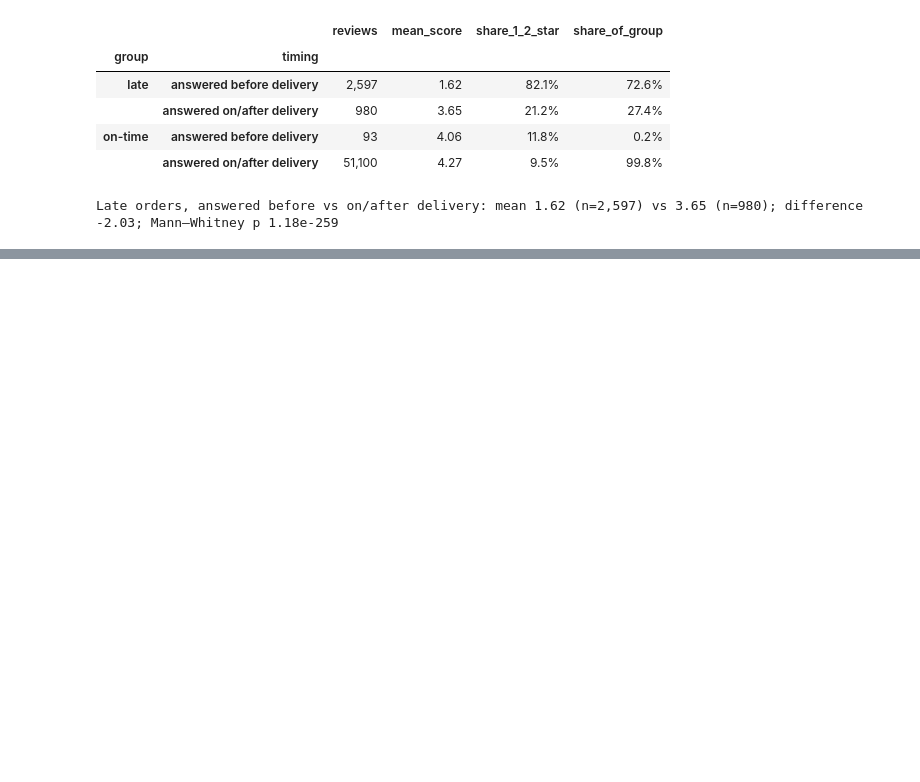
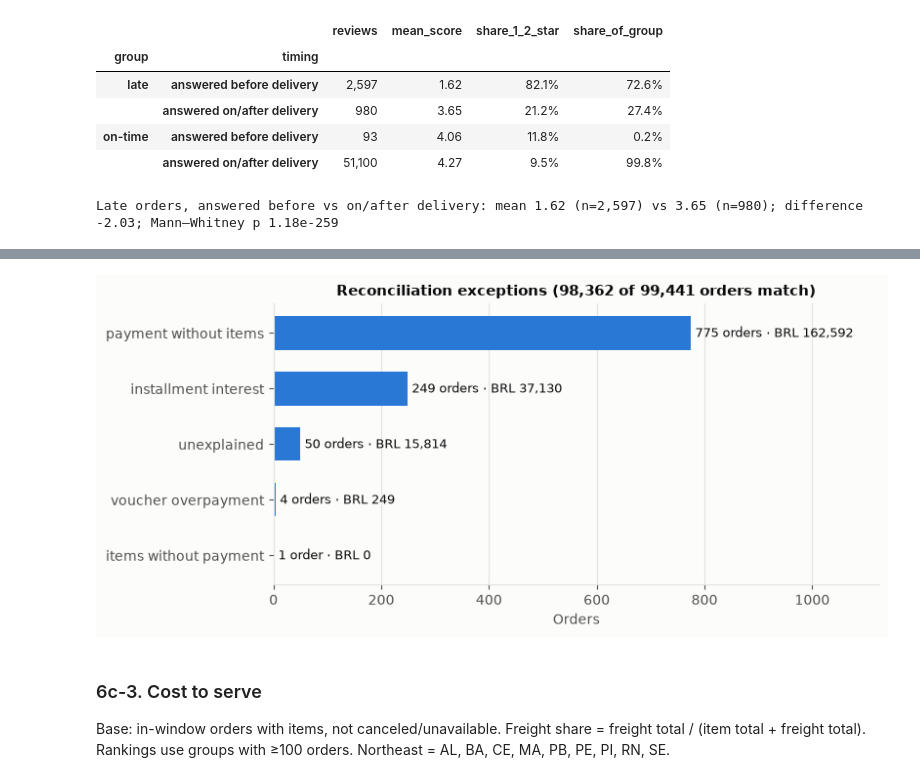
Before and after one commit to DevarshiDave1120-cmd/olist-marketplace-operations-analytics, a Jupyter notebook: notebooks/olist_analysis.ipynb, the cells around one changed output, grey strips where cells are left out. Cells and saved outputs as stored; diff of their text form; code cells hidden in the pictures; blank space fills up the shorter version.

```diff
--- a/notebooks/olist_analysis.ipynb
+++ b/notebooks/olist_analysis.ipynb
@@ -531,0 +605,24 @@ Late orders, answered before vs on/after delivery: mean 1.62 (n=2,597) vs 3.65 (
+# %%
+rec = q("""
+    SELECT order_id, reason_category, payment_total::FLOAT AS payment_total,
+           items_plus_freight::FLOAT AS items_plus_freight, difference::FLOAT AS difference
+    FROM OLIST.ANALYSIS.MART_PAYMENT_RECONCILIATION""")
+assert len(rec) == 99_441 and rec.order_id.is_unique
+ORDER = ["matches", "installment_interest", "voucher_overpayment", "unexplained",
+         "payment_without_items", "items_without_payment", "no_items_no_payments"]
+total_pay = rec.payment_total.sum()
+recon = (rec.groupby("reason_category")
+           .agg(orders=("order_id", "size"), payment_value_brl=("payment_total", "sum"),
+                items_plus_freight_brl=("items_plus_freight", "sum"), net_difference_brl=("difference", "sum"))
+           .reindex(ORDER).fillna(0))
+recon["share_of_orders"] = recon.orders / len(rec)
+recon["share_of_payment_value"] = recon.payment_value_brl / total_pay
+assert recon.orders.sum() == len(rec)
+print(f"orders: {len(rec):,}   total payment value: BRL {total_pay:,.2f}")
+display(recon.style.format({"orders": "{:,.0f}", "payment_value_brl": "{:,.2f}",
+        "items_plus_freight_brl": "{:,.2f}", "net_difference_brl": "{:+,.2f}",
+        "share_of_orders": "{:.2%}", "share_of_payment_value": "{:.2%}"}))
+
+un = rec[rec.reason_category == "unexplained"]
+print(f"unexplained: {(un.difference > 0).sum()} pay more (BRL {un.difference[un.difference > 0].sum():,.2f}), "
+      f"{(un.difference < 0).sum()} pay less (BRL {un.difference[un.difference < 0].sum():,.2f})")
@@ -531,0 +641,19 @@ Late orders, answered before vs on/after delivery: mean 1.62 (n=2,597) vs 3.65 (
+# %%
+exc = recon.drop(index="matches")
+exc = exc[exc.orders > 0].sort_values("orders")
+fig, ax = plt.subplots(figsize=(8, 3.6), constrained_layout=True)
+ax.barh(exc.index.str.replace("_", " "), exc.orders, height=0.6, color=BLUE)
+for yi, (n, v) in enumerate(zip(exc.orders, exc.payment_value_brl)):
+    ax.text(n + exc.orders.max() * 0.01, yi, f"{n:,.0f} order{'s' if n != 1 else ''} · BRL {v:,.0f}", va="center", fontsize=9, color=INK)
+ax.set_xlim(0, exc.orders.max() * 1.45)
+ax.grid(axis="y", visible=False); ax.grid(axis="x", visible=True)
+ax.set_xlabel("Orders")
+ax.set_title(f"Reconciliation exceptions ({recon.loc['matches', 'orders']:,.0f} of {len(rec):,} orders match)")
+fig.savefig(IMAGES / "6c_reconciliation_exceptions.png", dpi=150)
+plt.show()
+# %% [output]
+[figure, added]
+# %% [markdown]
+### 6c-3. Cost to serve
+
+Base: in-window orders with items, not canceled/unavailable. Freight share = freight total / (item total + freight total). Rankings use groups with ≥100 orders. Northeast = AL, BA, CE, MA, PB, PE, PI, RN, SE.
```
Also changed, not shown: parts of 8 cells of this notebook, 4 other files.
